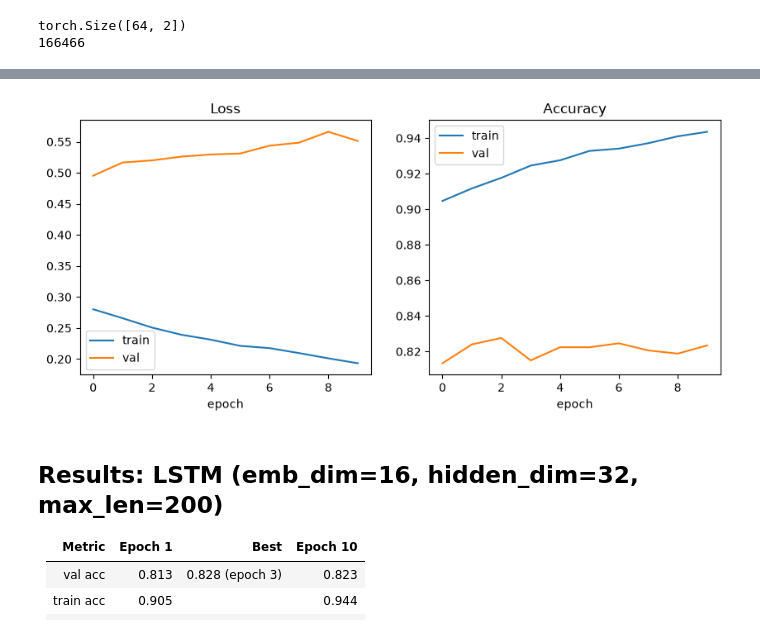
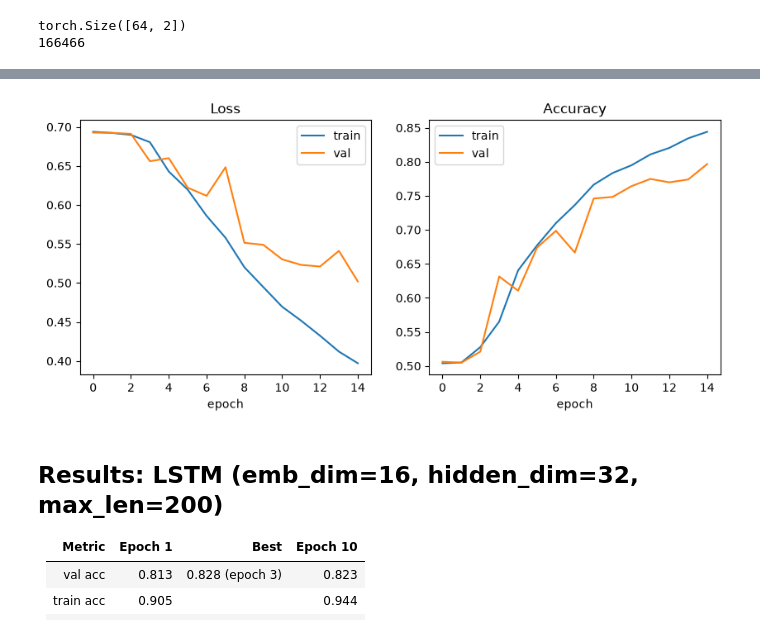
Before and after one commit to michallitwin/python-learning, a Jupyter notebook: python_dl/Deep_learning/rnn_project.ipynb, the cells around one changed output, grey strips where cells are left out. Drawn from its saved outputs; the diff is of its cells as text; code cells hidden in the pictures.

```diff
--- a/python_dl/Deep_learning/rnn_project.ipynb
+++ b/python_dl/Deep_learning/rnn_project.ipynb
@@ -200,7 +253,7 @@ def encode(text, vocab, max_len):
     indices = indices[:max_len]
 
     # 4. Pad: fill the remaining positions with 0 = <pad>
-    indices = indices + [0] * (max_len - len(indices))
+    indices = [0] * (max_len - len(indices)) + indices
 
     return indices
 # %%
@@ -463,10 +516,10 @@ Epoch 10/10 | train loss 0.022 acc 0.994 | val loss 1.555 acc 0.700
 - [ ] question: how to pick the "last" hidden state when padding (`0`) sits at the end of the review?
 - [ ] `build_lstm(vocab_size, emb_dim, hidden_dim)`
 # %%
-class SentimentLSTM(nn.Module):
+class SentimentNet(nn.Module):
     """Embedding -> LSTM -> last hidden state -> Linear."""
 
-    def __init__(self, vocab_size, emb_dim, hidden_dim):
+    def __init__(self, vocab_size, emb_dim, hidden_dim, model_type="lstm"):
         """Create the layers (runs once, when the model is built)."""
 
         super().__init__()   # required first line: sets up nn.Module internals
@@ -474,34 +527,42 @@ class SentimentLSTM(nn.Module):
         # Word index -> vector of emb_dim numbers (index 0 = <pad>, kept as zeros)
         self.embedding = nn.Embedding(vocab_size, emb_dim, padding_idx=0)
 
-        # Reads the review word by word; keeps a summary of hidden_dim numbers
-        self.lstm = nn.LSTM(emb_dim, hidden_dim, batch_first=True)
+        if model_type == "lstm":
+            self.recurrent = nn.LSTM(emb_dim, hidden_dim, batch_first=True)
+        else:
+            self.recurrent = nn.RNN(emb_dim, hidden_dim, batch_first=True)
 
         # Turns the final summary into 2 scores: negative / positive
         self.fc = nn.Linear(hidden_dim, 2)
 
     def forward(self, x):
         """Use the layers (runs on every batch, via net(xb)). x: (batch, max_len)."""
-        emb = self.embedding(x)           # (batch, max_len, emb_dim)  word indices -> vectors
-        out, (h_n, c_n) = self.lstm(emb)  # h_n: (1, batch, hidden_dim)  summary after the last word
-        last = h_n[-1]                    # (batch, hidden_dim)  drop the layer dimension
-        return self.fc(last)              # (batch, 2)  raw scores (the loss applies softmax)
+        emb = self.embedding(x)                # (batch, max_len, emb_dim)
+        out, state = self.recurrent(emb)       # LSTM: state = (h_n, c_n); RNN: state = h_n
+
+        if isinstance(state, tuple):           # LSTM -> take the hidden state only
+            h_n = state[0]
+        else:                                  # RNN -> state is already h_n
+            h_n = state
+
+        last = h_n[-1]                         # (batch, hidden_dim)
+        return self.fc(last)                   # (batch, 2)
 
 
-def build_lstm(vocab_size, emb_dim, hidden_dim):
+def build_model(vocab_size, emb_dim, hidden_dim, model_type="lstm"):
     """Create the LSTM sentiment model."""
-    return SentimentLSTM(vocab_size, emb_dim, hidden_dim)
+    return SentimentNet(vocab_size, emb_dim, hidden_dim, model_type)
 # %% [raw]
 (64, 200)  -> Embedding -> (64, 200, 16)  -> LSTM -> (64, 32)  -> Linear -> (64, 2)
 # %%
 torch.manual_seed(42)
-net_2 = build_lstm(vocab_size=10000, emb_dim=16, hidden_dim=32)
-print(net_2(xb).shape)       # expected: torch.Size([64, 2])
+net_2 = build_model(vocab_size=10000, emb_dim=16, hidden_dim=32, model_type="lstm")
+print(net_2(xb).shape)           # expected: torch.Size([64, 2])
 print(count_parameters(net_2))   # expected: 166466
 # %% [output]
 torch.Size([64, 2])
 166466
 # %%
-history_2 = fit(net_2, train_loader, val_loader, epochs=10, lr=1e-3, device=device)
+history_2 = fit(net_2, train_loader, val_loader, epochs=15, lr=1e-3, device=device)
 plot_history(history_2)
 # %% [output]
@@ -518,4 +584,4 @@ Epoch 10/10 | train loss 0.193 acc 0.944 | val loss 0.551 acc 0.823
-[figure, old version]
+[figure, new version]
 # %% [markdown]
 ## Results: LSTM (emb_dim=16, hidden_dim=32, max_len=200)
 
```
Also changed, not shown: parts of 20 cells of this notebook, 1 other file.
